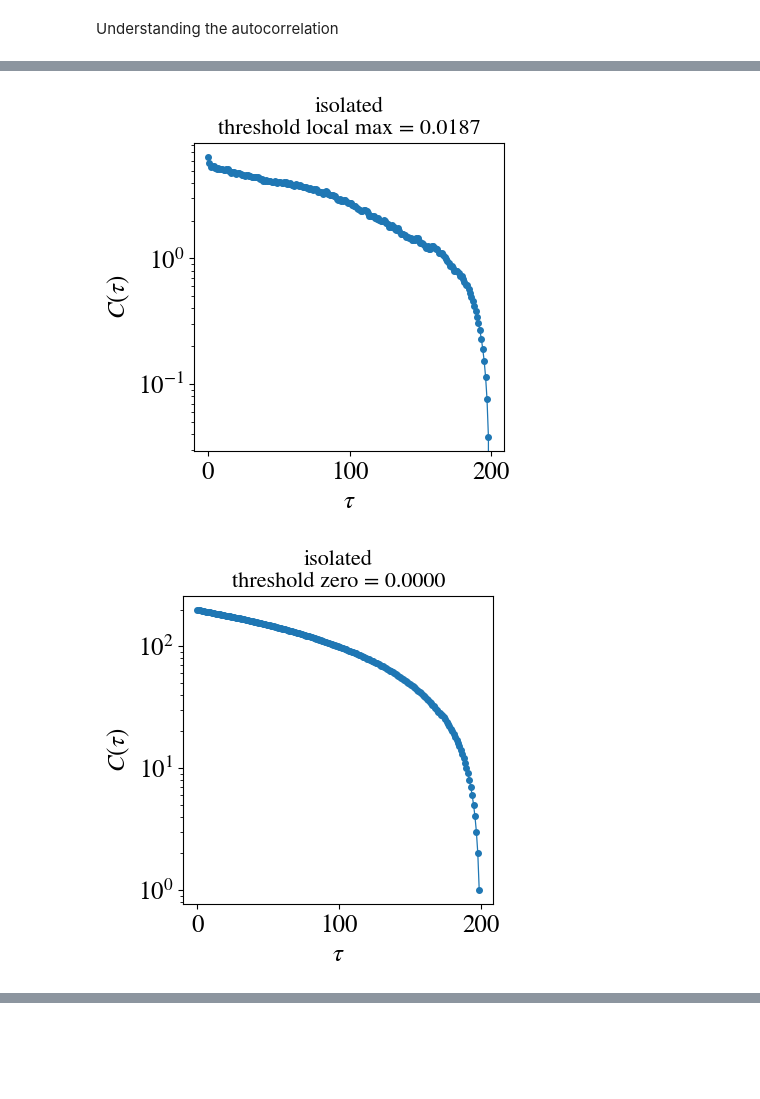
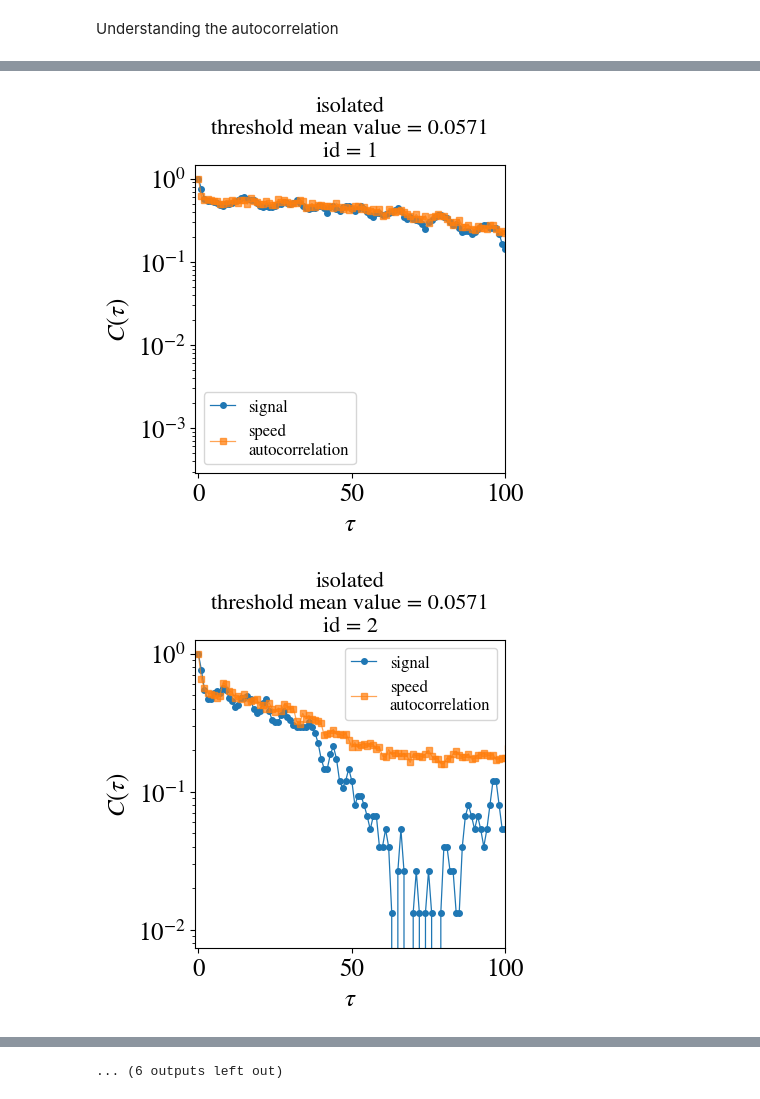
Before and after one commit to jannesantana/bacteria, a Jupyter notebook: threshold_analysis.ipynb, the cells around one changed output, grey strips where cells are left out. Drawn from its saved outputs; the diff is of its cells as text; code cells hidden in the pictures; blank space fills up the shorter version.

Commit message:
persistence length and time doing

```diff
--- a/threshold_analysis.ipynb
+++ b/threshold_analysis.ipynb
@@ -126,7 +126,7 @@ def autocorrelation(series,from_mean=True):
     n = len(series)
     norm = np.var(series) * n  # Normalization factor
     result = np.correlate(series, series, mode="full") / norm  # Compute autocorrelation
-    return result[n-1:]
+    return result[n-1:] / result[n-1:][0]
 # %%
 from scipy.stats import fit,norm,lognorm,gamma,kstest
 
@@ -529,9 +528,11 @@ dataframe_isolated
 # mov_isolated = []
 # not_mov_isolated = []
 all_speeds_isolated = []
+computed_ids_isolated = []
 for id in ids_isolated:
     traj = dataframe_isolated[dataframe_isolated['Track ID']==id].sort_values('Frame')
     if traj['Info'].values[0] == "Isolated" and id != 16:
+        computed_ids_isolated.append(id)
         obs = traj['Obs'].values[0]
         all_speeds_isolated += list(traj['speed'].values)
 
@@ -616,6 +613,7 @@ for id in ids_isolated:
     if traj['Info'].values[0] == "Isolated" and id != 16:
         obs = traj['Obs'].values[0]
         speed = traj['speed'].values
+        speed = speed/max(speed)
         time = traj['Frame'].values
 
 
@@ -628,10 +626,10 @@ for id in ids_isolated:
             else:
                 no_th = False
             not_mov,mov,signal,mask = mov_not_mov(speed,th,zero_th=no_th)
-            plt.figure(figsize=(4,4))
-            plt.plot(time,signal)
-            plt.title(f'isolated\nth = {th:.4f}, id = {id}',fontsize=15)
-            plt.show()
+            # plt.figure(figsize=(4,4))
+            # plt.plot(time,signal)
+            # plt.title(f'isolated\nth = {th:.4f}, id = {id}',fontsize=15)
+            # plt.show()
             mov_isolated_normed[i] += mov
             not_mov_isolated_normed[i] += not_mov
-            signals_isolated_normed[i] += signal
+            signals_isolated_normed[i].append(signal)
@@ -722,16 +747,22 @@ zero
 # %%
 # not from the mean
+
 for i,name in enumerate(list(thresholds_isolated.keys())):
     th = thresholds_isolated[name]
-    autocorr = autocorrelation(signal_isolated[i],from_mean=False)
-    lags = np.arange(len(autocorr))
-    plt.figure(figsize=(4,4))
-    plt.plot(lags,autocorr,marker='o',lw=0.9,ms=4)
-    plt.xlabel(r'$\tau$')
-    plt.ylabel(r'$C(\tau)$')
-    plt.title(f'isolated\nthreshold {name} = {th:.4f}',fontsize=16)
-    plt.semilogy()
-    # plt.xlim(-1,50)
-    # plt.ylim(0.5,2)
-    plt.show()
+    for j in range(len(computed_ids_isolated)):
+        autocorr = autocorrelation(signal_isolated[i][j],from_mean=False)
+        lags = np.arange(len(autocorr))
+        plt.figure(figsize=(4,4))
+        plt.plot(lags,autocorr,marker='o',lw=0.9,ms=4,label = 'signal')
+        speed_autocorr = autocorrelation(speeds[j],from_mean=False)
+        lags2 = np.arange(len(speed_autocorr))
+        plt.plot(lags2,speed_autocorr,marker='s',lw=0.9,ms=4,label = f'speed\nautocorrelation',alpha=0.7)
+        plt.xlabel(r'$\tau$')
+        plt.ylabel(r'$C(\tau)$')
+        plt.title(f'isolated\nthreshold {name} = {th:.4f}\nid = {ids_isolated[j]}',fontsize=16)
+        plt.semilogy()
+        plt.xlim(-1,100)
+        # plt.ylim(0.5,2)
+        plt.legend(fontsize=12,handlelength=1.5)
+        plt.show()
 # %% [output]
@@ -739,2 +770,2 @@ for i,name in enumerate(list(thresholds_isolated.keys())):
-[figure, old version]
+[figure, new version]
-[figure, old version]
+[figure, new version]
@@ -740,0 +781 @@ for i,name in enumerate(list(thresholds_isolated.keys())):
+... (6 outputs left out)
```
Also changed, not shown: parts of 13 cells of this notebook, 1 other file.
